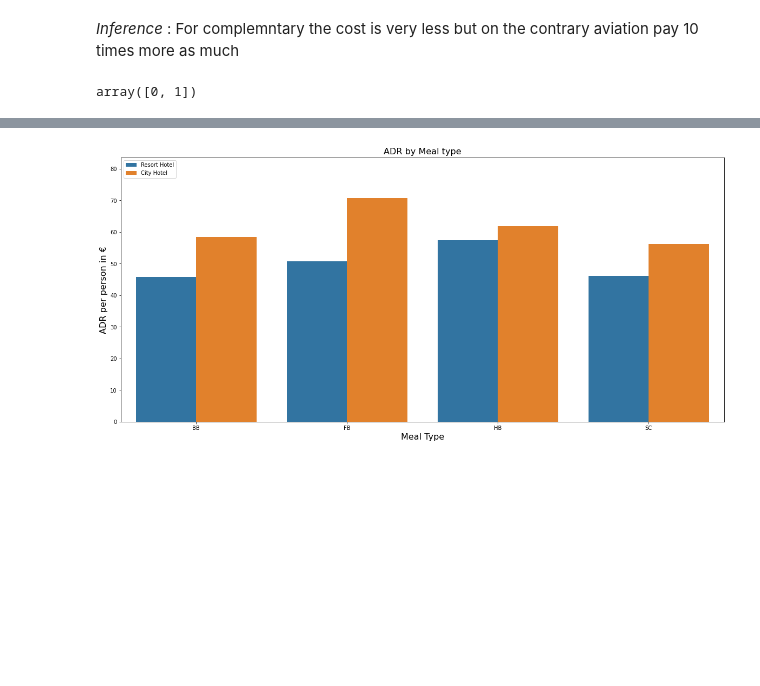
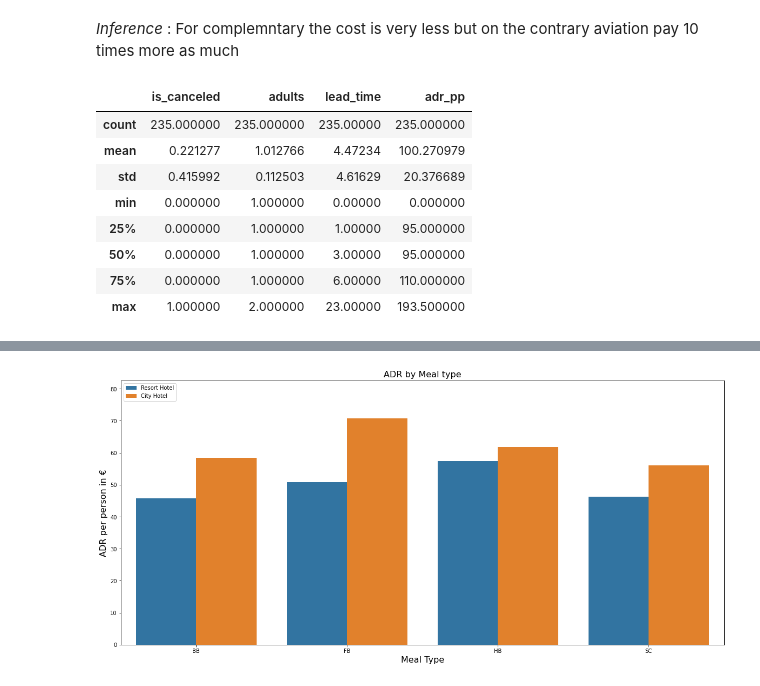
Before and after one commit to Sukruthr/Hotel-Booking-Data-EDA, a Jupyter notebook: EDA_HBD.ipynb, the cells around one changed output, grey strips where cells are left out. Saved outputs shown, nothing was run; the diff lists cells and outputs as text; code cells hidden in the pictures; blank space fills up the shorter version.

```diff
--- a/EDA_HBD.ipynb
+++ b/EDA_HBD.ipynb
@@ -768,4 +789,20 @@ plt.show()
-# %%
-df['is_canceled'].unique()
-# %% [output]
-array([0, 1])
+# %%
+# the reason of such difference for aviation and rest others
+
+# data for aviation
+Aviation_data = df.loc[df["market_segment"]== "Aviation"][["is_canceled","adults", "lead_time","adr_pp",]].describe()
+# data for non aviation
+Non_Aviation_data = df.loc[df["market_segment"]!= "Aviation"][["is_canceled","adults","lead_time","adr_pp",]].describe()
+# %%
+# stat summary of aviation data
+Aviation_data
+# %% [output]
+|  | is_canceled | adults | lead_time | adr_pp |
+| count | 235.000000 | 235.000000 | 235.00000 | 235.000000 |
+| mean | 0.221277 | 1.012766 | 4.47234 | 100.270979 |
+| std | 0.415992 | 0.112503 | 4.61629 | 20.376689 |
+| min | 0.000000 | 1.000000 | 0.00000 | 0.000000 |
+| 25% | 0.000000 | 1.000000 | 1.00000 | 95.000000 |
+| 50% | 0.000000 | 1.000000 | 3.00000 | 95.000000 |
+| 75% | 0.000000 | 1.000000 | 6.00000 | 110.000000 |
+| max | 1.000000 | 2.000000 | 23.00000 | 193.500000 |
```
Also changed, not shown: parts of 19 cells of this notebook.
